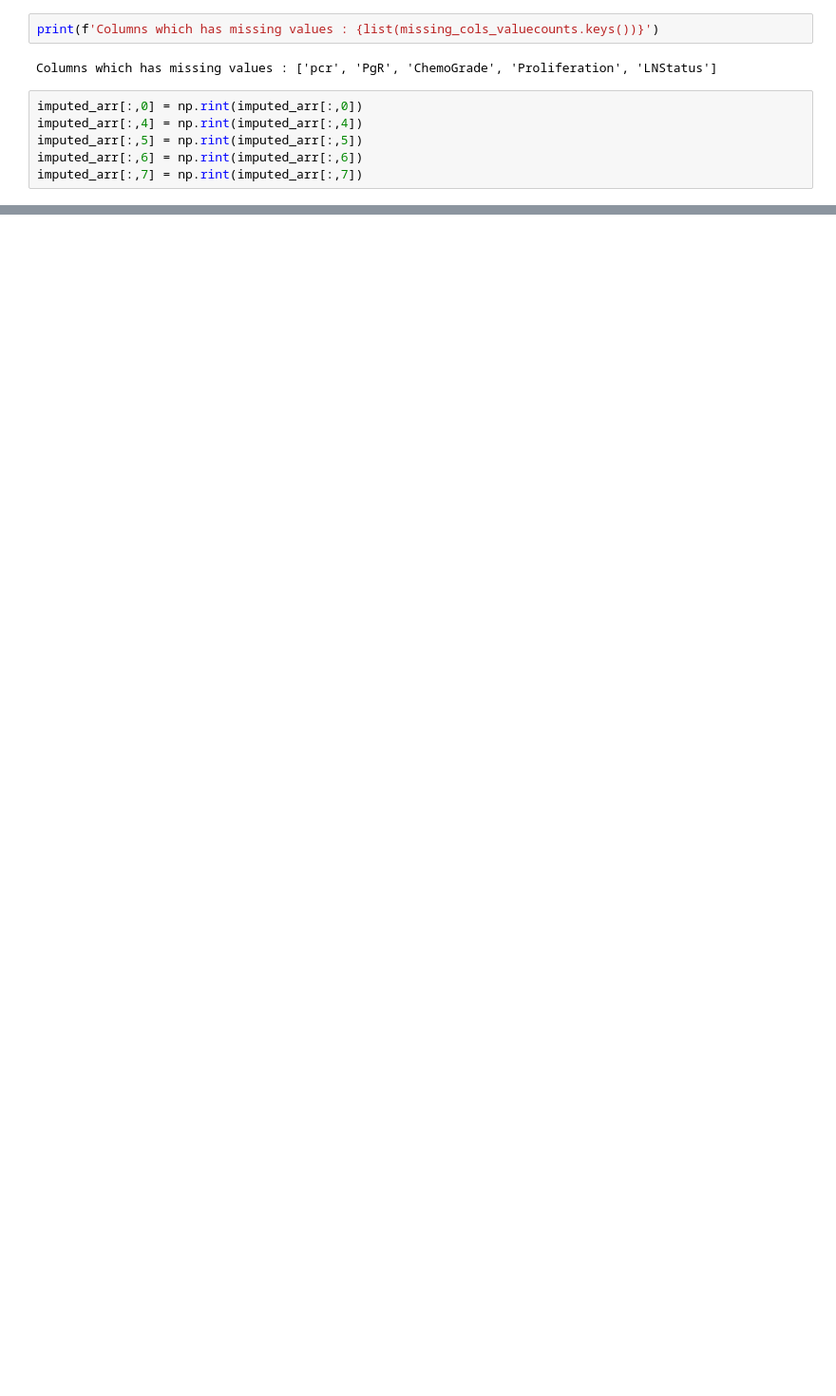
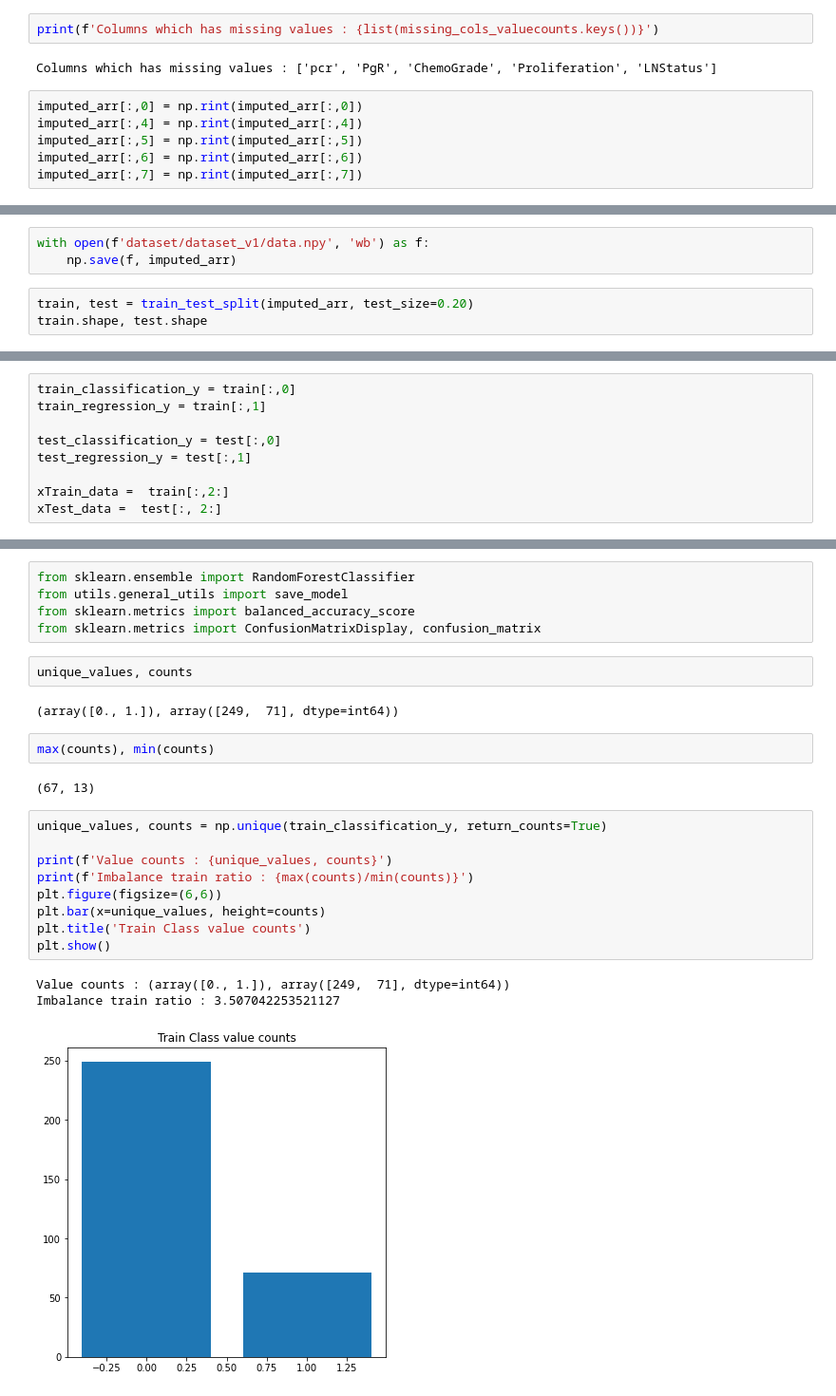
Before and after one commit to artemi8/ml-project-2, a Jupyter notebook: sudarsaan/data_proc_v1.ipynb, the cells around one changed output, grey strips where cells are left out. Shown: that part at 95% size. Drawn from its saved outputs; the diff is of its cells as text; blank space fills up the shorter version.

Commit message:
First iteration of training done with minimal preprocessing

```diff
--- a/data_proc_v1.ipynb
+++ b/sudarsaan/data_proc_v1.ipynb
@@ -102,0 +117,6 @@ imputed_arr[:,7] = np.rint(imputed_arr[:,7])
+# %%
+with open(f'dataset/dataset_v1/data.npy', 'wb') as f:
+    np.save(f, imputed_arr)
+# %%
+train, test = train_test_split(imputed_arr, test_size=0.20)
+train.shape, test.shape
@@ -102,0 +125,9 @@ imputed_arr[:,7] = np.rint(imputed_arr[:,7])
+# %%
+train_classification_y = train[:,0]
+train_regression_y = train[:,1]
+
+test_classification_y = test[:,0]
+test_regression_y = test[:,1]
+
+xTrain_data =  train[:,2:]
+xTest_data =  test[:, 2:]
@@ -102,0 +237,26 @@ imputed_arr[:,7] = np.rint(imputed_arr[:,7])
+# %%
+from sklearn.ensemble import RandomForestClassifier
+from utils.general_utils import save_model
+from sklearn.metrics import balanced_accuracy_score
+from sklearn.metrics import ConfusionMatrixDisplay, confusion_matrix
+# %%
+unique_values, counts
+# %% [output]
+(array([0., 1.]), array([249,  71], dtype=int64))
+# %%
+max(counts), min(counts)
+# %% [output]
+(67, 13)
+# %%
+unique_values, counts = np.unique(train_classification_y, return_counts=True)
+
+print(f'Value counts : {unique_values, counts}')
+print(f'Imbalance train ratio : {max(counts)/min(counts)}')
+plt.figure(figsize=(6,6))
+plt.bar(x=unique_values, height=counts)
+plt.title('Train Class value counts')
+plt.show()
+# %% [output]
+Value counts : (array([0., 1.]), array([249,  71], dtype=int64))
+Imbalance train ratio : 3.507042253521127
+[figure, added]
```
Also changed, not shown: parts of 29 cells of this notebook, 5 other files.
